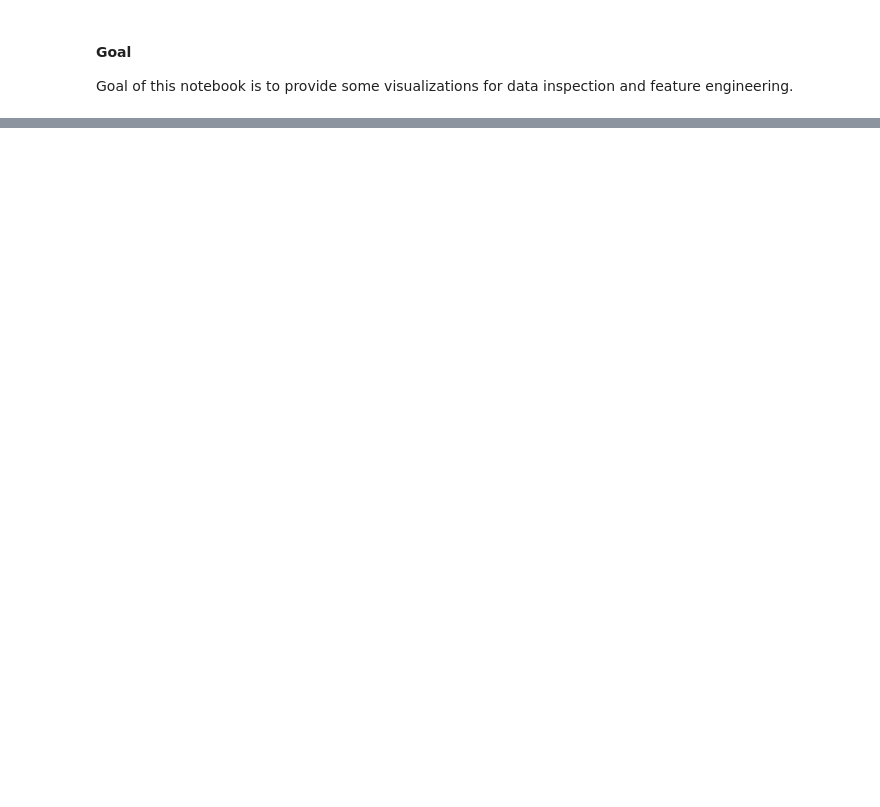
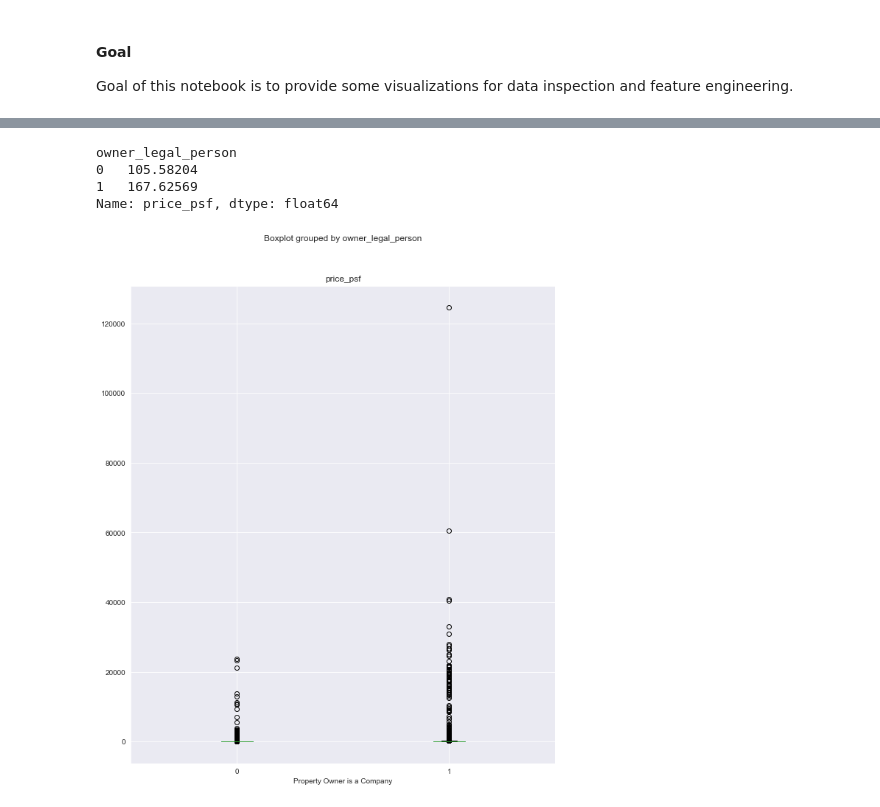
Before and after one commit to mpky/property_project, a Jupyter notebook: notebooks/Bexar_EDA.ipynb, the cells around one changed output, grey strips where cells are left out. Saved outputs shown, nothing was run; the diff lists cells and outputs as text; code cells hidden in the pictures; blank space fills up the shorter version.

```diff
--- a/notebooks/Bexar_EDA.ipynb
+++ b/notebooks/Bexar_EDA.ipynb
@@ -45,0 +191,15 @@ KeplerGl(height=500)
+# %%
+# Is the price per square foot higher for company owners or natural people?
+prop_df.groupby('owner_legal_person')['price_psf'].mean()
+# %% [output]
+owner_legal_person
+0   105.58204
+1   167.62569
+Name: price_psf, dtype: float64
+# %%
+# Distribution of price per square foot by owner type
+prop_df[['price_psf','owner_legal_person']].boxplot(by=['owner_legal_person'],figsize=(10,12))
+plt.xlabel('Property Owner is a Company')
+plt.show()
+# %% [output]
+[figure, added]
```
Also changed, not shown: parts of 33 cells of this notebook.
